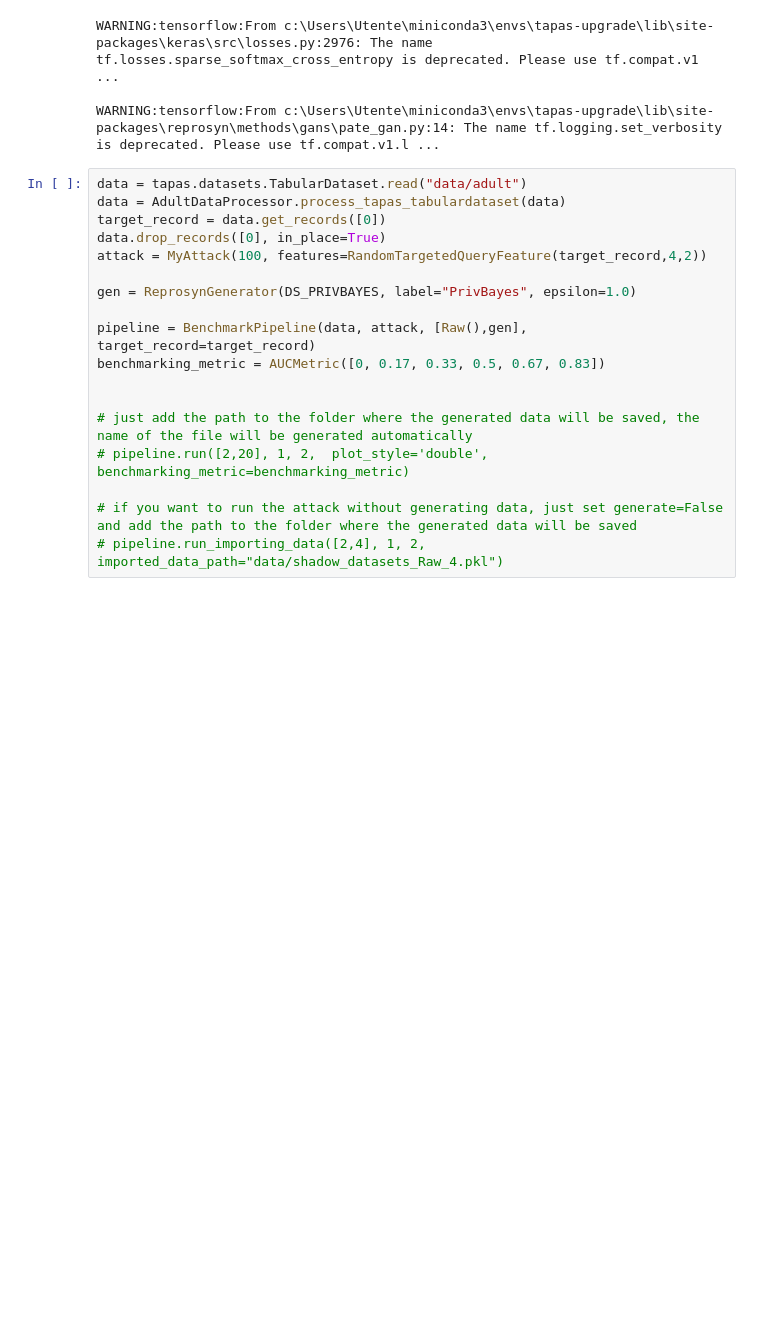
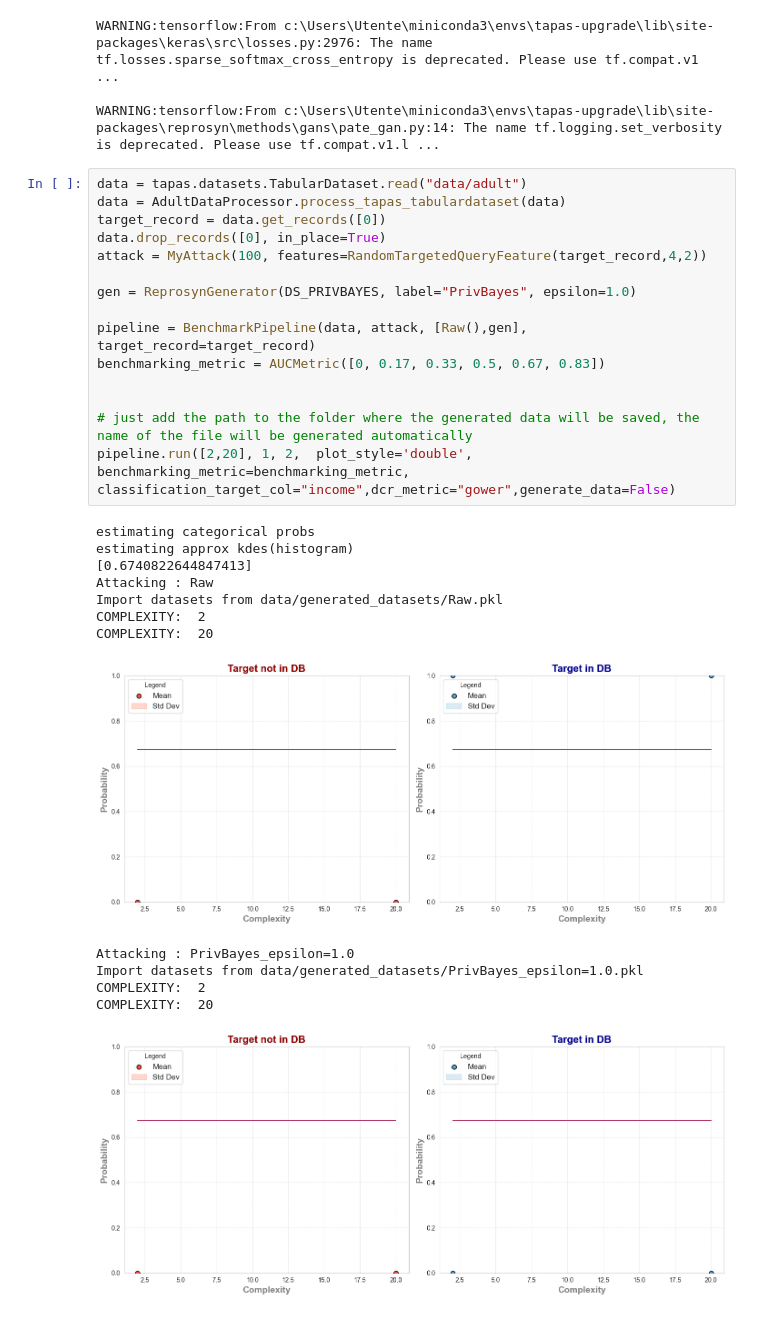
Before and after one commit to ArthGV/Benchmarking-of-Tabular-Synthetic-Data-Generation, a Jupyter notebook: privacy/run_pipeline.ipynb, the cells around one changed output. Drawn from its saved outputs; the diff is of its cells as text; blank space fills up the shorter version.

Commit message:
full connected pipeline

```diff
--- a/privacy/run_pipeline.ipynb
+++ b/privacy/run_pipeline.ipynb
@@ -16,18 +16,30 @@ WARNING:tensorflow:From c:\Users\Utente\miniconda3\envs\tapas-upgrade\lib\site-p
 # %%
 data = tapas.datasets.TabularDataset.read("data/adult")
 data = AdultDataProcessor.process_tapas_tabulardataset(data)
 target_record = data.get_records([0])
 data.drop_records([0], in_place=True)
 attack = MyAttack(100, features=RandomTargetedQueryFeature(target_record,4,2))
 
 gen = ReprosynGenerator(DS_PRIVBAYES, label="PrivBayes", epsilon=1.0)
 
 pipeline = BenchmarkPipeline(data, attack, [Raw(),gen], target_record=target_record)
 benchmarking_metric = AUCMetric([0, 0.17, 0.33, 0.5, 0.67, 0.83])
 
 
 # just add the path to the folder where the generated data will be saved, the name of the file will be generated automatically
-# pipeline.run([2,20], 1, 2,  plot_style='double', benchmarking_metric=benchmarking_metric)
-
-# if you want to run the attack without generating data, just set generate=False and add the path to the folder where the generated data will be saved
-# pipeline.run_importing_data([2,4], 1, 2, imported_data_path="data/shadow_datasets_Raw_4.pkl")
+pipeline.run([2,20], 1, 2,  plot_style='double', benchmarking_metric=benchmarking_metric,
+classification_target_col="income",dcr_metric="gower",generate_data=False)
+# %% [output]
+estimating categorical probs
+estimating approx kdes(histogram)
+[0.6740822644847413]
+Attacking : Raw
+Import datasets from data/generated_datasets/Raw.pkl
+COMPLEXITY:  2
+COMPLEXITY:  20
+[figure, added]
+Attacking : PrivBayes_epsilon=1.0
+Import datasets from data/generated_datasets/PrivBayes_epsilon=1.0.pkl
+COMPLEXITY:  2
+COMPLEXITY:  20
+[figure, added]
```
Also changed, not shown: parts of 6 cells of this notebook, 4 other files.
